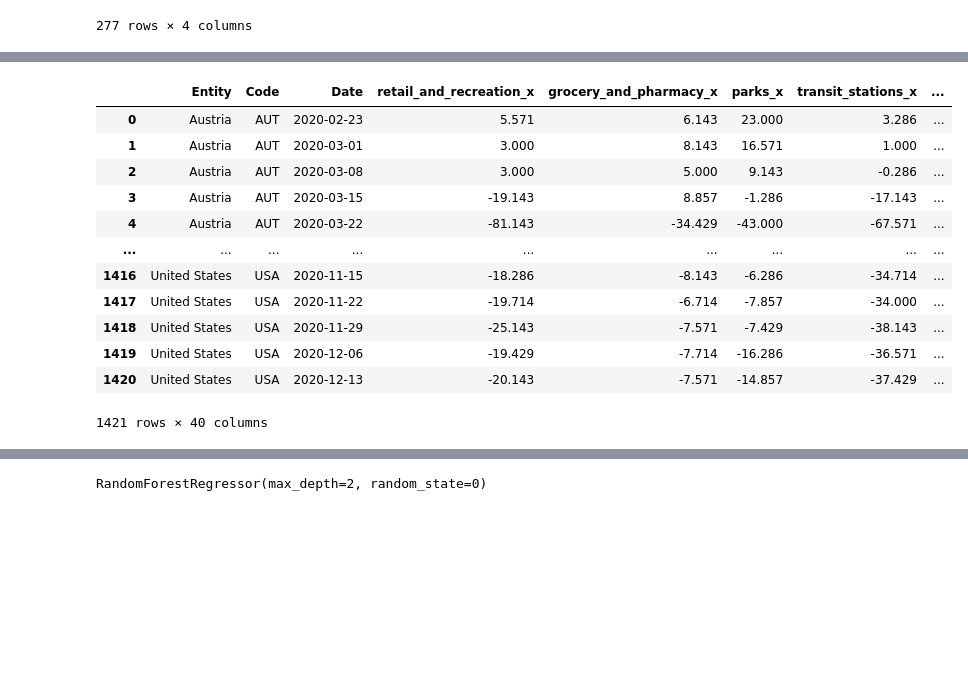
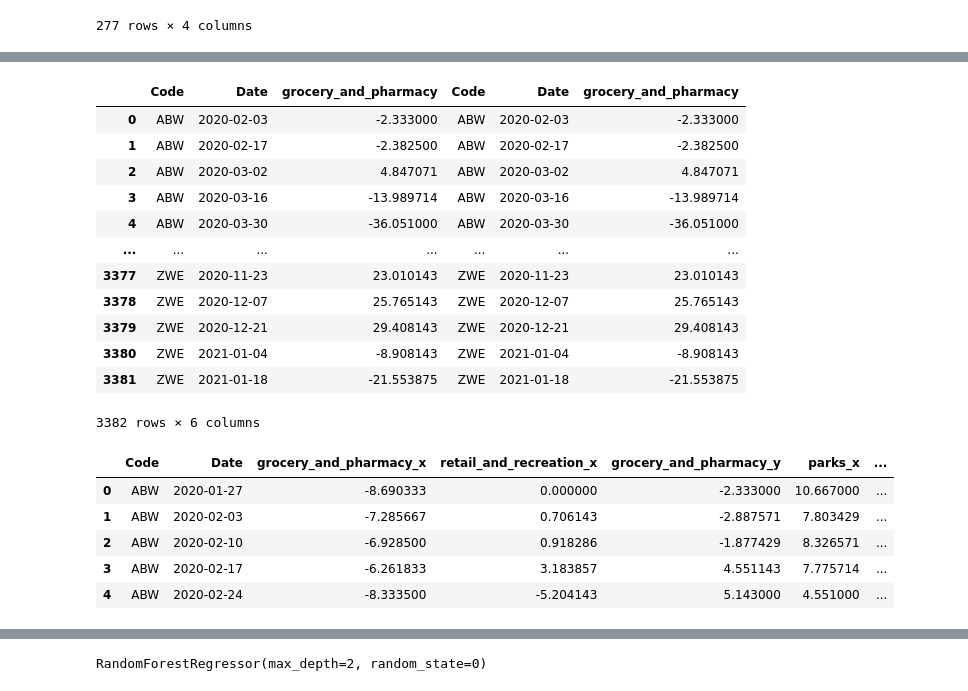
Before and after one commit to lucasbotellaroca/Data_Science_Challenge, a Jupyter notebook: data-cleaning.ipynb, the cells around one changed output, grey strips where cells are left out. Saved outputs shown, nothing was run; the diff lists cells and outputs as text; code cells hidden in the pictures; blank space fills up the shorter version.

```diff
--- a/data-cleaning.ipynb
+++ b/data-cleaning.ipynb
@@ -84,13 +78,0 @@ df2[df2['Code']=='AFG'].head()
-# %%
-import glob
-
-files = []
-
-for filepath in glob.iglob('/Users/lucas_botella/Desktop/TFM/data/*.csv'):
-
-    files.append(filepath)
-
-for i in range(len(files)):
-
-    df_aux = pd.read_csv(files[i])
-    df_merge=df_merge.merge(df_aux, left_on = ['Entity','Code', 'Date'], right_on = ['Entity','Code', 'Date'])
@@ -97,19 +81,54 @@ for i in range(len(files)):
+# %%
+df2
+# %% [output]
+|  | Code | Date | grocery_and_pharmacy | Code | Date | grocery_and_pharmacy |
+| 0 | ABW | 2020-02-03 | -2.333000 | ABW | 2020-02-03 | -2.333000 |
+| 1 | ABW | 2020-02-17 | -2.382500 | ABW | 2020-02-17 | -2.382500 |
+| 2 | ABW | 2020-03-02 | 4.847071 | ABW | 2020-03-02 | 4.847071 |
+| 3 | ABW | 2020-03-16 | -13.989714 | ABW | 2020-03-16 | -13.989714 |
+| 4 | ABW | 2020-03-30 | -36.051000 | ABW | 2020-03-30 | -36.051000 |
+| ... | ... | ... | ... | ... | ... | ... |
+| 3377 | ZWE | 2020-11-23 | 23.010143 | ZWE | 2020-11-23 | 23.010143 |
+| 3378 | ZWE | 2020-12-07 | 25.765143 | ZWE | 2020-12-07 | 25.765143 |
+| 3379 | ZWE | 2020-12-21 | 29.408143 | ZWE | 2020-12-21 | 29.408143 |
+| 3380 | ZWE | 2021-01-04 | -8.908143 | ZWE | 2021-01-04 | -8.908143 |
+| 3381 | ZWE | 2021-01-18 | -21.553875 | ZWE | 2021-01-18 | -21.553875 |
+3382 rows × 6 columns
+# %%
+import glob
+
+files = []
+
+#Loop through all policie restriction dataframes and merge, by 3 week intervals. Merge on keys: Code (country) and Date (3 week)
+for filepath in glob.iglob('data/policies/*.csv'):
+
+    files.append(filepath)
+
+for i in range(len(files)):
+
+    if(i==0):
+
+        df_merge = pd.read_csv(files[i])
+        df_merge['Date'] = pd.to_datetime(df_aux['Date']) - pd.to_timedelta(21, unit='d')
+        df_merge = df_merge.groupby(['Code', pd.Grouper(key='Date', freq='W-MON')]).mean().reset_index()
+
+    else:
+
+        df_aux = pd.read_csv(files[i])
+        df_aux['Date'] = pd.to_datetime(df_aux['Date']) - pd.to_timedelta(21, unit='d')
+        df_aux = df_aux.groupby(['Code', pd.Grouper(key='Date', freq='W-MON')]).mean().reset_index()
+
+
+        df_merge=pd.merge(df_merge, df_aux, on=["Code", "Date"])
 # %%
-df_merge
+df_merge.head()
 # %% [output]
-|  | Entity | Code | Date | retail_and_recreation_x | grocery_and_pharmacy_x | parks_x | transit_stations_x | ... |
-| 0 | Austria | AUT | 2020-02-23 | 5.571 | 6.143 | 23.000 | 3.286 | ... |
-| 1 | Austria | AUT | 2020-03-01 | 3.000 | 8.143 | 16.571 | 1.000 | ... |
-| 2 | Austria | AUT | 2020-03-08 | 3.000 | 5.000 | 9.143 | -0.286 | ... |
-| 3 | Austria | AUT | 2020-03-15 | -19.143 | 8.857 | -1.286 | -17.143 | ... |
-| 4 | Austria | AUT | 2020-03-22 | -81.143 | -34.429 | -43.000 | -67.571 | ... |
-| ... | ... | ... | ... | ... | ... | ... | ... | ... |
-| 1416 | United States | USA | 2020-11-15 | -18.286 | -8.143 | -6.286 | -34.714 | ... |
-| 1417 | United States | USA | 2020-11-22 | -19.714 | -6.714 | -7.857 | -34.000 | ... |
-| 1418 | United States | USA | 2020-11-29 | -25.143 | -7.571 | -7.429 | -38.143 | ... |
-| 1419 | United States | USA | 2020-12-06 | -19.429 | -7.714 | -16.286 | -36.571 | ... |
-| 1420 | United States | USA | 2020-12-13 | -20.143 | -7.571 | -14.857 | -37.429 | ... |
+|  | Code | Date | grocery_and_pharmacy_x | retail_and_recreation_x | grocery_and_pharmacy_y | parks_x | ... |
+| 0 | ABW | 2020-01-27 | -8.690333 | 0.000000 | -2.333000 | 10.667000 | ... |
+| 1 | ABW | 2020-02-03 | -7.285667 | 0.706143 | -2.887571 | 7.803429 | ... |
+| 2 | ABW | 2020-02-10 | -6.928500 | 0.918286 | -1.877429 | 8.326571 | ... |
+| 3 | ABW | 2020-02-17 | -6.261833 | 3.183857 | 4.551143 | 7.775714 | ... |
+| 4 | ABW | 2020-02-24 | -8.333500 | -5.204143 | 5.143000 | 4.551000 | ... |
-1421 rows × 40 columns
 # %%
 df_merge.columns
 # %% [output]
```
Also changed, not shown: parts of 21 cells of this notebook.
